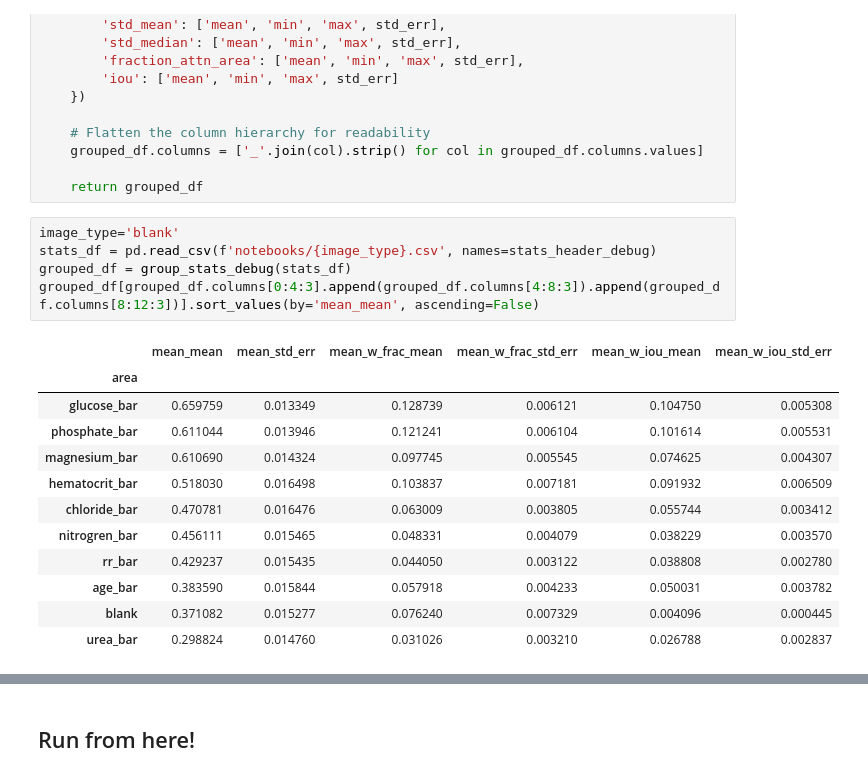
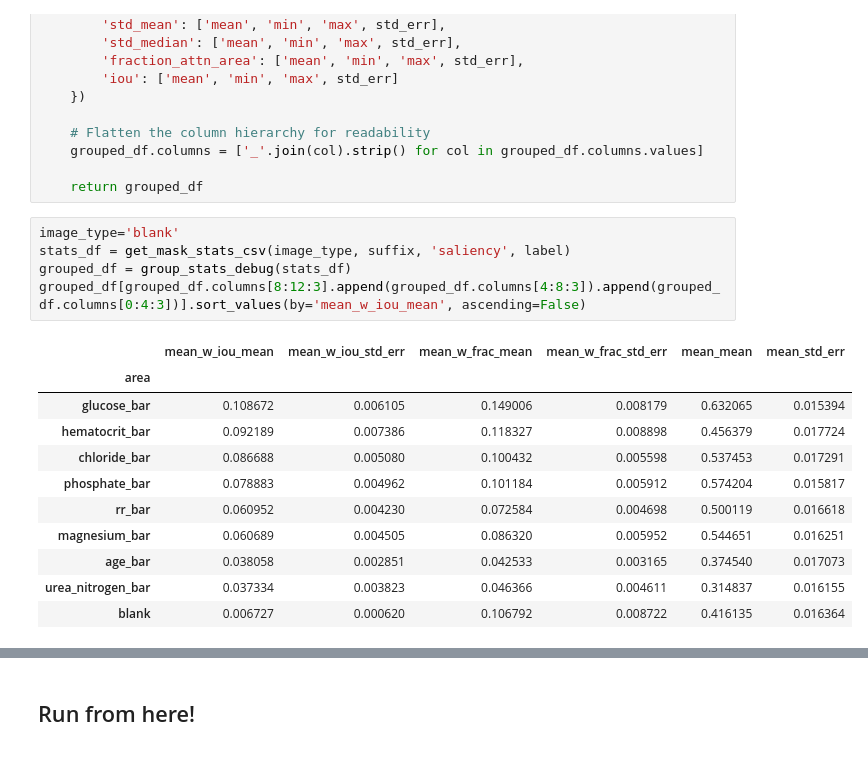
Before and after one commit to singlaayush/barttender, a Jupyter notebook: mimic_agg_raincloud_plot.ipynb, the cells around one changed output, grey strips where cells are left out. Cells and saved outputs as stored; diff of their text form.

```diff
--- a/mimic_agg_raincloud_plot.ipynb
+++ b/mimic_agg_raincloud_plot.ipynb
@@ -88,19 +88,18 @@ def group_stats_debug(stats_df):
     return grouped_df
 # %%
 image_type='blank'
-stats_df = pd.read_csv(f'notebooks/{image_type}.csv', names=stats_header_debug)
+stats_df = get_mask_stats_csv(image_type, suffix, 'saliency', label)
 grouped_df = group_stats_debug(stats_df)
-grouped_df[grouped_df.columns[0:4:3].append(grouped_df.columns[4:8:3]).append(grouped_df.columns[8:12:3])].sort_values(by='mean_mean', ascending=False)
+grouped_df[grouped_df.columns[8:12:3].append(grouped_df.columns[4:8:3]).append(grouped_df.columns[0:4:3])].sort_values(by='mean_w_iou_mean', ascending=False)
 # %% [output]
-|  | mean_mean | mean_std_err | mean_w_frac_mean | mean_w_frac_std_err | mean_w_iou_mean | mean_w_iou_std_err |
+|  | mean_w_iou_mean | mean_w_iou_std_err | mean_w_frac_mean | mean_w_frac_std_err | mean_mean | mean_std_err |
 | area |  |  |  |  |  |  |
-| glucose_bar | 0.659759 | 0.013349 | 0.128739 | 0.006121 | 0.104750 | 0.005308 |
-| phosphate_bar | 0.611044 | 0.013946 | 0.121241 | 0.006104 | 0.101614 | 0.005531 |
-| magnesium_bar | 0.610690 | 0.014324 | 0.097745 | 0.005545 | 0.074625 | 0.004307 |
-| hematocrit_bar | 0.518030 | 0.016498 | 0.103837 | 0.007181 | 0.091932 | 0.006509 |
-| chloride_bar | 0.470781 | 0.016476 | 0.063009 | 0.003805 | 0.055744 | 0.003412 |
-| nitrogren_bar | 0.456111 | 0.015465 | 0.048331 | 0.004079 | 0.038229 | 0.003570 |
-| rr_bar | 0.429237 | 0.015435 | 0.044050 | 0.003122 | 0.038808 | 0.002780 |
-| age_bar | 0.383590 | 0.015844 | 0.057918 | 0.004233 | 0.050031 | 0.003782 |
-| blank | 0.371082 | 0.015277 | 0.076240 | 0.007329 | 0.004096 | 0.000445 |
-| urea_bar | 0.298824 | 0.014760 | 0.031026 | 0.003210 | 0.026788 | 0.002837 |
+| glucose_bar | 0.108672 | 0.006105 | 0.149006 | 0.008179 | 0.632065 | 0.015394 |
+| hematocrit_bar | 0.092189 | 0.007386 | 0.118327 | 0.008898 | 0.456379 | 0.017724 |
+| chloride_bar | 0.086688 | 0.005080 | 0.100432 | 0.005598 | 0.537453 | 0.017291 |
+| phosphate_bar | 0.078883 | 0.004962 | 0.101184 | 0.005912 | 0.574204 | 0.015817 |
+| rr_bar | 0.060952 | 0.004230 | 0.072584 | 0.004698 | 0.500119 | 0.016618 |
+| magnesium_bar | 0.060689 | 0.004505 | 0.086320 | 0.005952 | 0.544651 | 0.016251 |
+| age_bar | 0.038058 | 0.002851 | 0.042533 | 0.003165 | 0.374540 | 0.017073 |
+| urea_nitrogen_bar | 0.037334 | 0.003823 | 0.046366 | 0.004611 | 0.314837 | 0.016155 |
+| blank | 0.006727 | 0.000620 | 0.106792 | 0.008722 | 0.416135 | 0.016364 |
```
Also changed, not shown: parts of 9 cells of this notebook, 8 other files.
